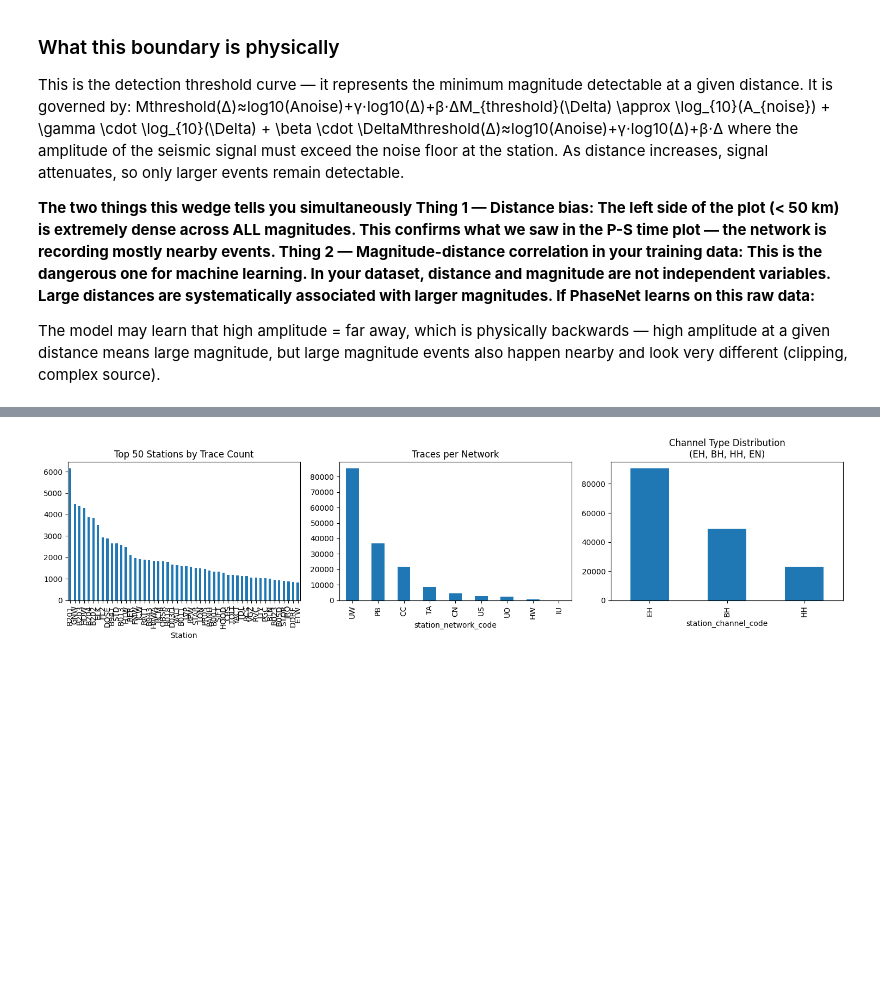
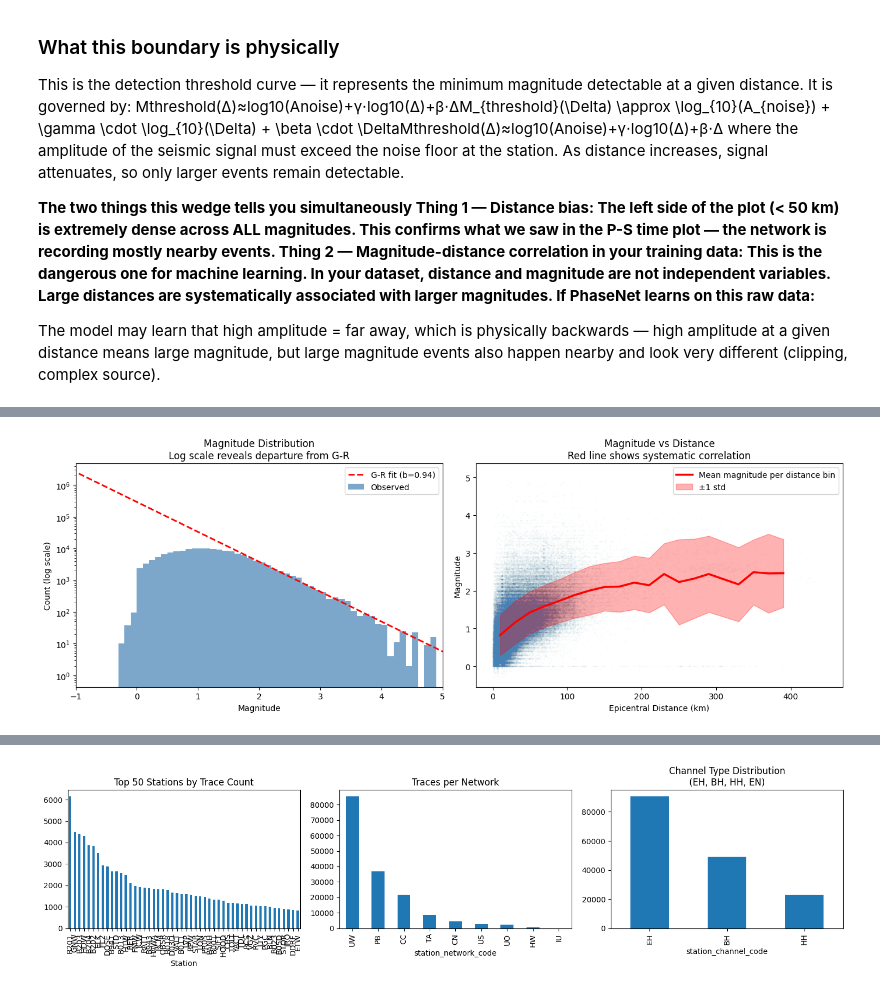
Before and after one commit to Denolle-Lab/phasenet-retrain, a Jupyter notebook: notebooks/03_phasenet_retrain_pnw_data_quality_check.ipynb, the cells around one changed output, grey strips where cells are left out. Saved outputs shown, nothing was run; the diff lists cells and outputs as text; code cells hidden in the pictures; blank space fills up the shorter version.

```diff
--- a/notebooks/03_phasenet_retrain_pnw_data_quality_check.ipynb
+++ b/notebooks/03_phasenet_retrain_pnw_data_quality_check.ipynb
@@ -351,3 +351,86 @@ Thing 2 — Magnitude-distance correlation in your training data: This is the da
 
 
 The model may learn that high amplitude = far away, which is physically backwards — high amplitude at a given distance means large magnitude, but large magnitude events also happen nearby and look very different (clipping, complex source).
+# %%
+import matplotlib.pyplot as plt
+import numpy as np
+
+fig, axes = plt.subplots(1, 2, figsize=(14, 5))
+
+# ── 1. Visualise the completeness magnitude more rigorously ─────────────────
+# Fit the G-R law to the complete part of the catalog (above Mc)
+# and find where the observed distribution departs from it
+
+mag_counts, mag_edges = np.histogram(
+    meta['preferred_source_magnitude'].dropna(),
+    bins=np.arange(-1, 6, 0.1)
+)
+mag_centers = (mag_edges[:-1] + mag_edges[1:]) / 2
+
+# Log-linear fit on the clearly complete part (Ml 1.5 to 4.0)
+complete_mask = (mag_centers >= 1.5) & (mag_centers <= 4.0) & (mag_counts > 0)
+from scipy import stats
+slope_gr, intercept_gr, r_gr, _, _ = stats.linregress(
+    mag_centers[complete_mask],
+    np.log10(mag_counts[complete_mask] + 1e-10)
+)
+
+axes[0].bar(mag_centers, mag_counts, width=0.1,
+            color='steelblue', alpha=0.7, label='Observed')
+axes[0].plot(mag_centers,
+             10**(slope_gr * mag_centers + intercept_gr),
+             'r--', lw=2, label=f'G-R fit (b={-slope_gr:.2f})')
+axes[0].set_yscale('log')
+axes[0].set_xlabel('Magnitude')
+axes[0].set_ylabel('Count (log scale)')
+axes[0].set_title('Magnitude Distribution\nLog scale reveals departure from G-R')
+axes[0].legend()
+axes[0].set_xlim(-1, 5)
+
+# Where the observed count falls below G-R fit = completeness magnitude Mc
+predicted = 10**(slope_gr * mag_centers + intercept_gr)
+ratio = mag_counts / (predicted + 1e-10)
+# Mc is roughly where ratio drops below 0.9 (10% deficit)
+mc_candidates = mag_centers[(ratio < 0.9) & (mag_centers < 2.0)]
+Mc = mc_candidates.max() if len(mc_candidates) > 0 else 1.5
+print(f"Estimated completeness magnitude Mc ≈ {Mc:.1f}")
+print(f"G-R b-value ≈ {-slope_gr:.2f}  (typical crustal = 0.9–1.1)")
+
+# ── 2. Show the magnitude-distance correlation problem ──────────────────────
+# Compute mean magnitude per distance bin
+dist_bins = np.arange(0, 420, 20)
+meta['dist_bin'] = pd.cut(meta['epi_dist_km'], bins=dist_bins)
+mean_mag_by_dist = meta.groupby('dist_bin')['preferred_source_magnitude'].agg(
+    ['mean', 'std', 'count']
+).reset_index()
+mean_mag_by_dist['dist_center'] = [
+    interval.mid for interval in mean_mag_by_dist['dist_bin']
+]
+
+axes[1].scatter(meta['epi_dist_km'], meta['preferred_source_magnitude'],
+                alpha=0.02, s=1, color='steelblue')
+axes[1].plot(mean_mag_by_dist['dist_center'],
+             mean_mag_by_dist['mean'],
+             'r-', lw=2.5, label='Mean magnitude per distance bin')
+axes[1].fill_between(
+    mean_mag_by_dist['dist_center'],
+    mean_mag_by_dist['mean'] - mean_mag_by_dist['std'],
+    mean_mag_by_dist['mean'] + mean_mag_by_dist['std'],
+    alpha=0.3, color='red', label='±1 std'
+)
+axes[1].set_xlabel('Epicentral Distance (km)')
+axes[1].set_ylabel('Magnitude')
+axes[1].set_title('Magnitude vs Distance\nRed line shows systematic correlation')
+axes[1].legend()
+
+plt.tight_layout()
+plt.savefig('magnitude_analysis.png', dpi=150)
+plt.show()
+
+# ── 3. Quantify how bad the magnitude-distance correlation is ───────────────
+corr = meta[['epi_dist_km', 'preferred_source_magnitude']].corr()
+print(f"\nPearson correlation (distance vs magnitude): "
+      f"{corr.loc['epi_dist_km','preferred_source_magnitude']:.3f}")
+print("(A value > 0.3 means the correlation is strong enough")
+print(" to be a meaningful bias in your training data)")
+# %% [output]
@@ -353,0 +439 @@ The model may learn that high amplitude = far away, which is physically backward
+[figure, added]
```
Also changed, not shown: parts of 7 cells of this notebook.
